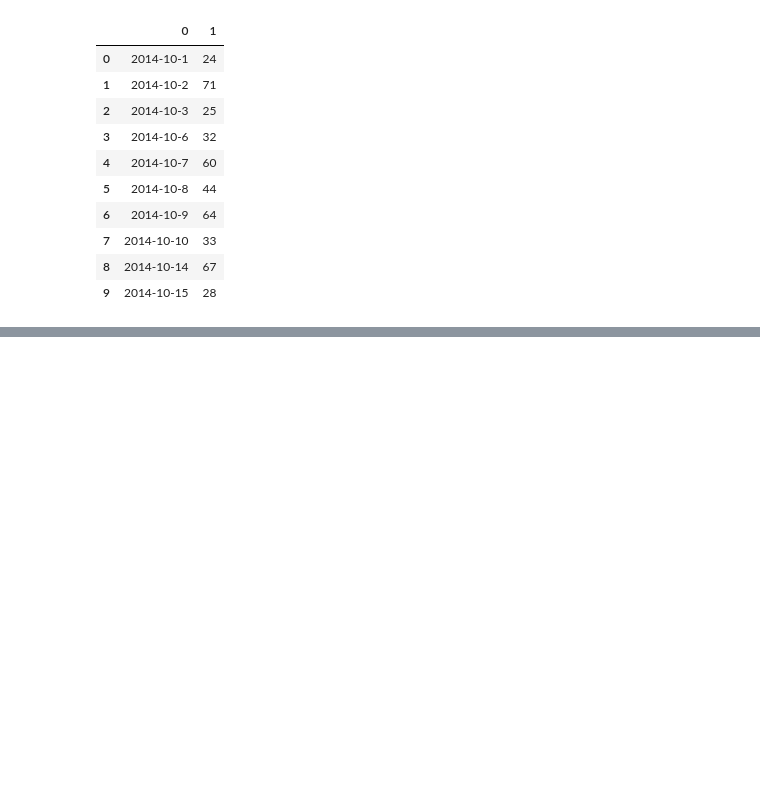
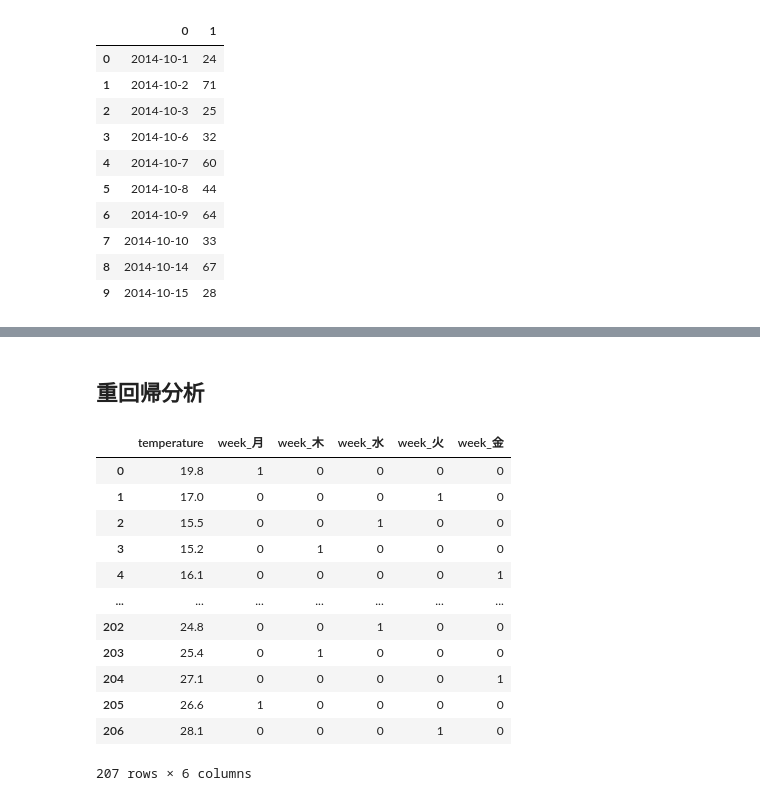
Before and after one commit to umanari145/python_ai, a Jupyter notebook: zerokara_data_case01.ipynb, the cells around one changed output, grey strips where cells are left out. Saved outputs shown, nothing was run; the diff lists cells and outputs as text; code cells hidden in the pictures; blank space fills up the shorter version.

Commit message:
重回帰分析に関して特徴量の作成まで

```diff
--- a/zerokara_data_case01.ipynb
+++ b/zerokara_data_case01.ipynb
@@ -103,0 +119,25 @@ sample.head(10)
+# %% [markdown]
+## 重回帰分析
+# %%
+train["week"].value_counts()
+
+# カテゴリーデータをフラグ化できる
+pd.get_dummies(train["week"])
+
+# フラグ化できるか否かはプログラムが自動的に判定
+trainX=pd.get_dummies(train[["week", "temperature"]])
+trainX
+# %% [output]
+|  | temperature | week_月 | week_木 | week_水 | week_火 | week_金 |
+| 0 | 19.8 | 1 | 0 | 0 | 0 | 0 |
+| 1 | 17.0 | 0 | 0 | 0 | 1 | 0 |
+| 2 | 15.5 | 0 | 0 | 1 | 0 | 0 |
+| 3 | 15.2 | 0 | 1 | 0 | 0 | 0 |
+| 4 | 16.1 | 0 | 0 | 0 | 0 | 1 |
+| ... | ... | ... | ... | ... | ... | ... |
+| 202 | 24.8 | 0 | 0 | 1 | 0 | 0 |
+| 203 | 25.4 | 0 | 1 | 0 | 0 | 0 |
+| 204 | 27.1 | 0 | 0 | 0 | 0 | 1 |
+| 205 | 26.6 | 1 | 0 | 0 | 0 | 0 |
+| 206 | 28.1 | 0 | 0 | 0 | 1 | 0 |
+207 rows × 6 columns
```
Also changed, not shown: parts of 9 cells of this notebook.
